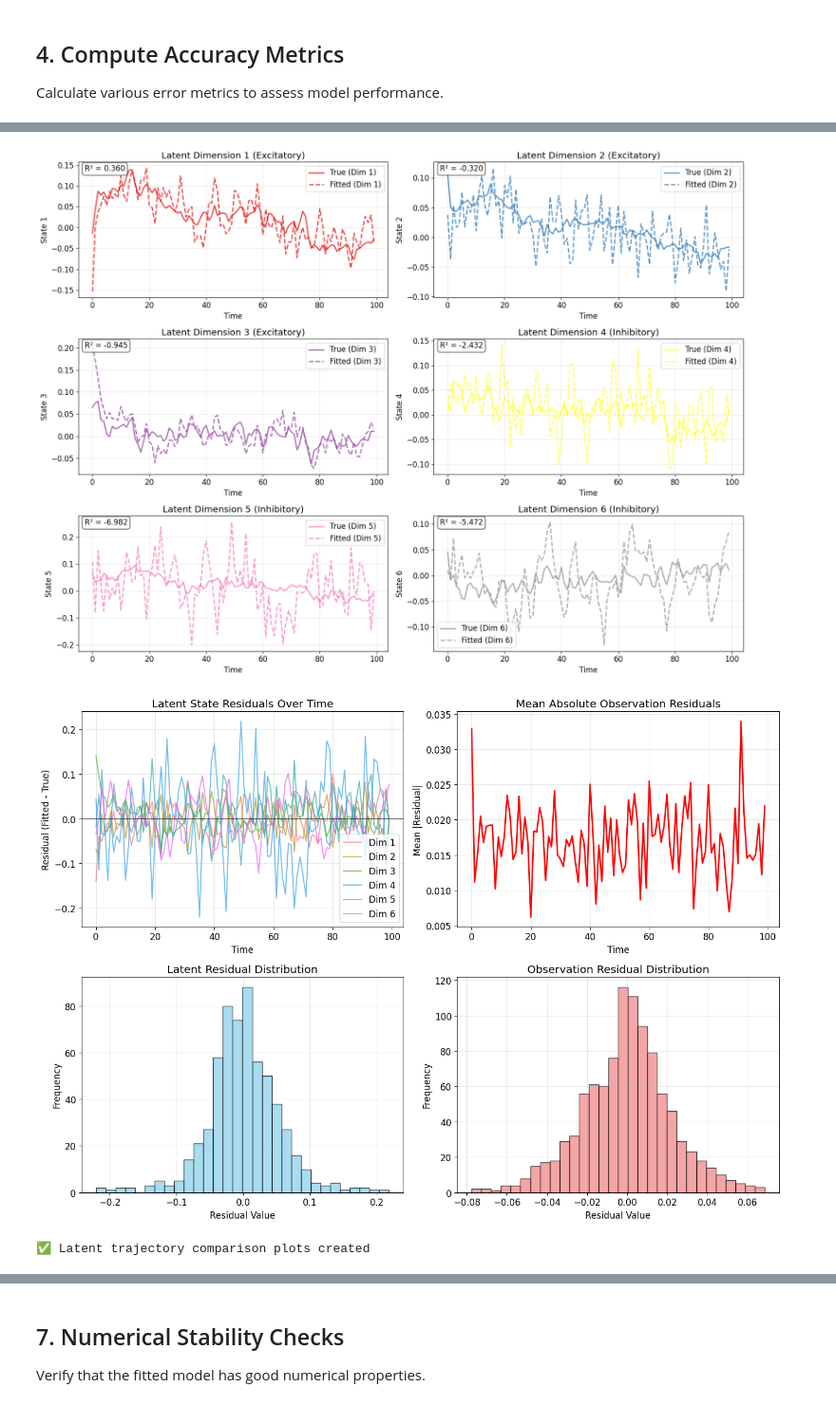
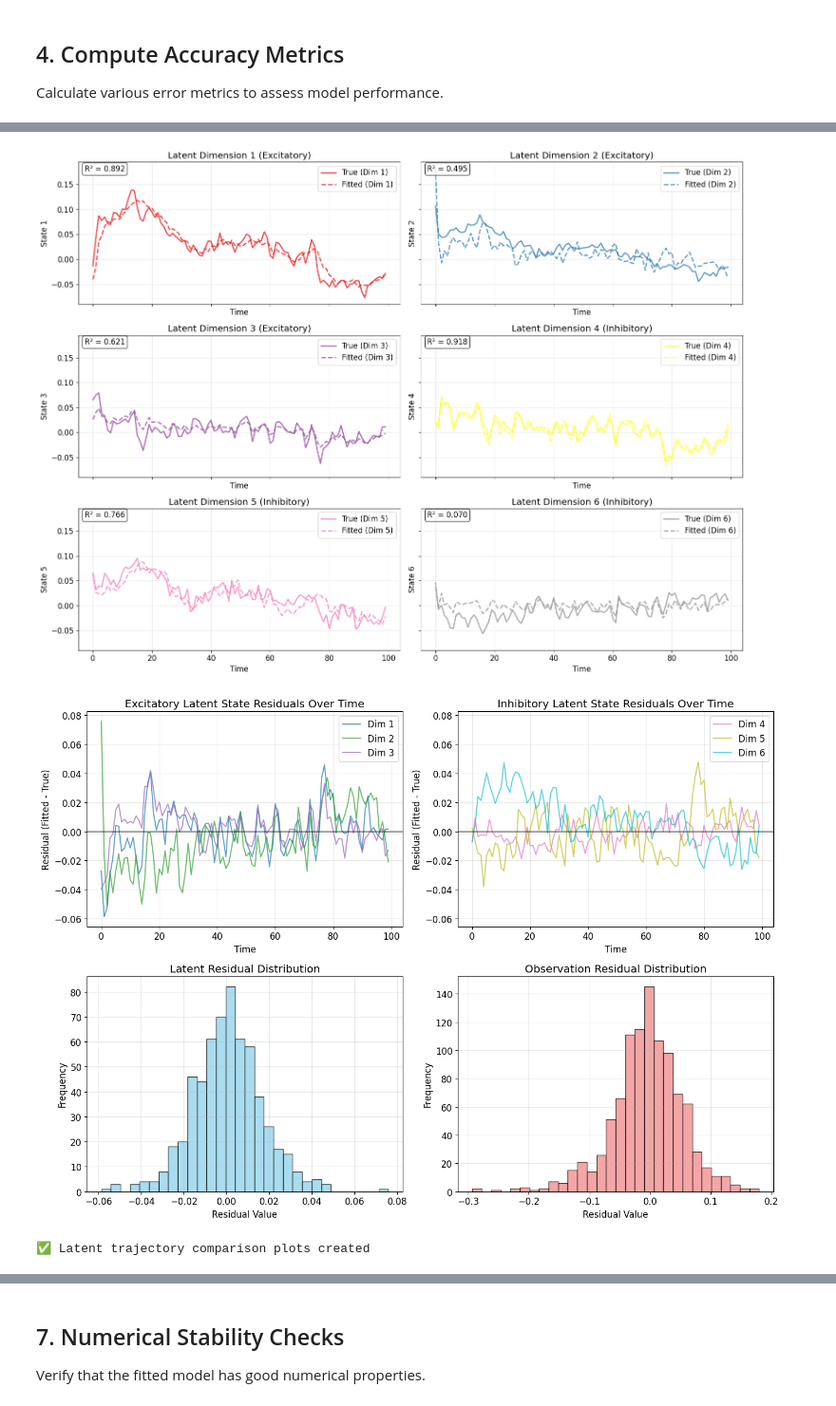
Before and after one commit to kasherri/CTDS, a Jupyter notebook: ctds_model_validation.ipynb, the cells around one changed output, grey strips where cells are left out. Shown at 95% size. Cells and saved outputs as stored; diff of their text form; code cells hidden in the pictures.

```diff
--- a/ctds_model_validation.ipynb
+++ b/ctds_model_validation.ipynb
@@ -516,8 +621,9 @@ Relative Errors (%):
 print("Computing latent trajectory metrics...")
 states_true=jnp.mean(batched_states[:num_train_trials], axis=0)
 # Run smoother to get fitted latent states
-posterior = ctds.smoother(params_fitted, jnp.mean(train_obs, axis=0))
-states_fitted = posterior[0]
+vmap_smoother = jax.vmap(ctds.smoother, in_axes=(None, 0))
+posterior = vmap_smoother(params_fitted, train_obs)
+states_fitted = jnp.mean(posterior[0], axis=0)   # Average over trials to get mean trajectory
 
 # Latent trajectory MSE
 latent_mse = jnp.mean((states_fitted - states_true)**2)
@@ -533,6 +639,14 @@ latent_r2_per_dim = jnp.array([
     for i in range(D)
 ])
 latent_r2_avg = jnp.mean(latent_r2_per_dim)
+I_latent_r2_avg=jnp.mean(jnp.array([
+    compute_r_squared(states_true[:, i], states_fitted[:, i])
+    for i in range(cell_type_dimensions[0],cell_type_dimensions[0]+cell_type_dimensions[1])
+]))
+E_latent_r2_avg=jnp.mean(jnp.array([
+    compute_r_squared(states_true[:, i], states_fitted[:, i])
+    for i in range(cell_type_dimensions[0])
+]))
 
 # Prediction R² for observations
 observations_pred = states_fitted @ params_fitted.emissions.weights.T
@@ -542,10 +656,16 @@ obs_r2_per_neuron = jnp.array([
 ])
 obs_r2_avg = jnp.mean(obs_r2_per_neuron)
 
+
+
+
 print("✅ Trajectory Recovery Metrics:")
 print(f"  Latent MSE:           {latent_mse:.6f}")
 print(f"  Latent R² (avg):      {latent_r2_avg:.4f}")
 print(f"  Latent R² (per dim):  {latent_r2_per_dim}")
+print(f"  Latent R² (I avg):    {I_latent_r2_avg:.4f}")
+print(f"  Latent R² (E avg):    {E_latent_r2_avg:.4f}")
+
 print(f"  Observation R² (avg): {obs_r2_avg:.4f}")
 print(f"  Obs R² range:         [{jnp.min(obs_r2_per_neuron):.3f}, {jnp.max(obs_r2_per_neuron):.3f}]")
 # %% [output]
@@ -559,6 +819,6 @@ Computing latent trajectory metrics...
 # %%
 # Latent trajectory comparison
-fig, axes = plt.subplots(3, 2, figsize=(16, 12))
+fig, axes = plt.subplots(3, 2, figsize=(16, 12), sharex=True, sharey=True)
 axes = axes.flatten()
 
 # Plot first 6 dimensions (all dimensions in our case)
@@ -571,7 +831,7 @@ for i in range(D):
     # Plot true and fitted trajectories
     ax.plot(time_points, states_true[:, i], color=colors[i], linewidth=2,
            label=f'True (Dim {i+1})', alpha=0.8)
-    ax.plot(time_points, states_fitted[:, i], color=colors[i], linewidth=2,
+    ax.plot(time_points, states_aligned[:, i], color=colors[i], linewidth=2,
            linestyle='--', label=f'Fitted (Dim {i+1})', alpha=0.8)
 
     # Add R² score
@@ -593,41 +853,61 @@ plt.show()
 fig, axes = plt.subplots(2, 2, figsize=(14, 10))
 
 # Latent residuals over time
-latent_residuals = states_fitted - states_true
-for i in range(D):
-    axes[0, 0].plot(latent_residuals[:, i], label=f'Dim {i+1}', alpha=0.7)
+latent_residuals = states_aligned - states_true
+colors = plt.cm.tab10(np.linspace(0, 1, D))
+for i in range(cell_type_dimensions[0]):
+    axes[0, 0].plot(latent_residuals[:, i], label=f'Dim {i+1}', alpha=0.7, color=colors[i])
 axes[0, 0].axhline(y=0, color='black', linestyle='-', alpha=0.5)
-axes[0, 0].set_title('Latent State Residuals Over Time')
+axes[0, 0].set_title('Excitatory Latent State Residuals Over Time')
 axes[0, 0].set_xlabel('Time')
 axes[0, 0].set_ylabel('Residual (Fitted - True)')
 axes[0, 0].legend()
 axes[0, 0].grid(True, alpha=0.3)
 
+#Latent residuals I cells
+for i in range(cell_type_dimensions[0], cell_type_dimensions[0] + cell_type_dimensions[1]):
+    axes[0, 1].plot(latent_residuals[:, i], label=f'Dim {i+1}', alpha=0.7, color=colors[i])
+axes[0, 1].axhline(y=0, color='black', linestyle='-', alpha=0.5)
+axes[0, 1].set_title('Inhibitory Latent State Residuals Over Time')
+axes[0, 1].set_xlabel('Time')
+axes[0, 1].set_ylabel('Residual (Fitted - True)')
+axes[0, 1].legend()
+axes[0, 1].grid(True, alpha=0.3)
+# Match axis limits to the larger range
+xlim = (min(axes[0,0].get_xlim()[0], axes[0,1].get_xlim()[0]),
+        max(axes[0,0].get_xlim()[1], axes[0,1].get_xlim()[1]))
+ylim = (min(axes[0,0].get_ylim()[0], axes[0,1].get_ylim()[0]),
+        max(axes[0,0].get_ylim()[1], axes[0,1].get_ylim()[1]))
+
+axes[0,0].set_xlim(xlim); axes[0,0].set_ylim(ylim)
+axes[0,1].set_xlim(xlim); axes[0,1].set_ylim(ylim)
+
+"""
 # Observation residuals over time
 obs_residuals = observations_pred - observations
 axes[0, 1].plot(jnp.mean(jnp.abs(obs_residuals), axis=1), color='red', linewidth=2)
 axes[0, 1].set_title('Mean Absolute Observation Residuals')
 axes[0, 1].set_xlabel('Time')
 axes[0, 1].set_ylabel('Mean |Residual|')
 axes[0, 1].grid(True, alpha=0.3)
-
+"""
 # Residual distributions
 axes[1, 0].hist(latent_residuals.flatten(), bins=30, alpha=0.7, color='skyblue', edgecolor='black')
 axes[1, 0].set_title('Latent Residual Distribution')
 axes[1, 0].set_xlabel('Residual Value')
 axes[1, 0].set_ylabel('Frequency')
 axes[1, 0].grid(True, alpha=0.3)
 
 axes[1, 1].hist(obs_residuals.flatten(), bins=30, alpha=0.7, color='lightcoral', edgecolor='black')
 axes[1, 1].set_title('Observation Residual Distribution')
 axes[1, 1].set_xlabel('Residual Value')
 axes[1, 1].set_ylabel('Frequency')
 axes[1, 1].grid(True, alpha=0.3)
 
 plt.tight_layout()
 plt.show()
 print("✅ Latent trajectory comparison plots created")
 # %% [output]
-[figure, old version]
+[figure, new version]
-[figure, old version]
+[figure, new version]
 ✅ Latent trajectory comparison plots created
```
Also changed, not shown: parts of 20 cells of this notebook, 6 other files.
